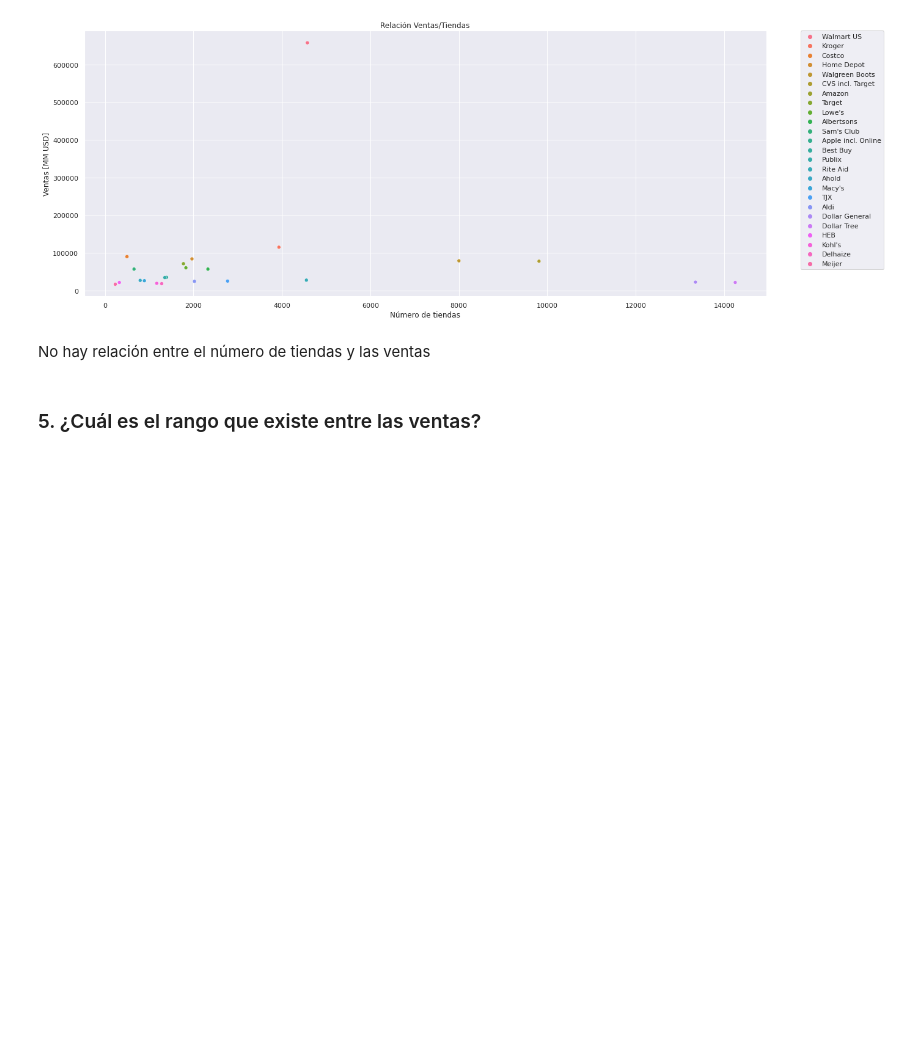
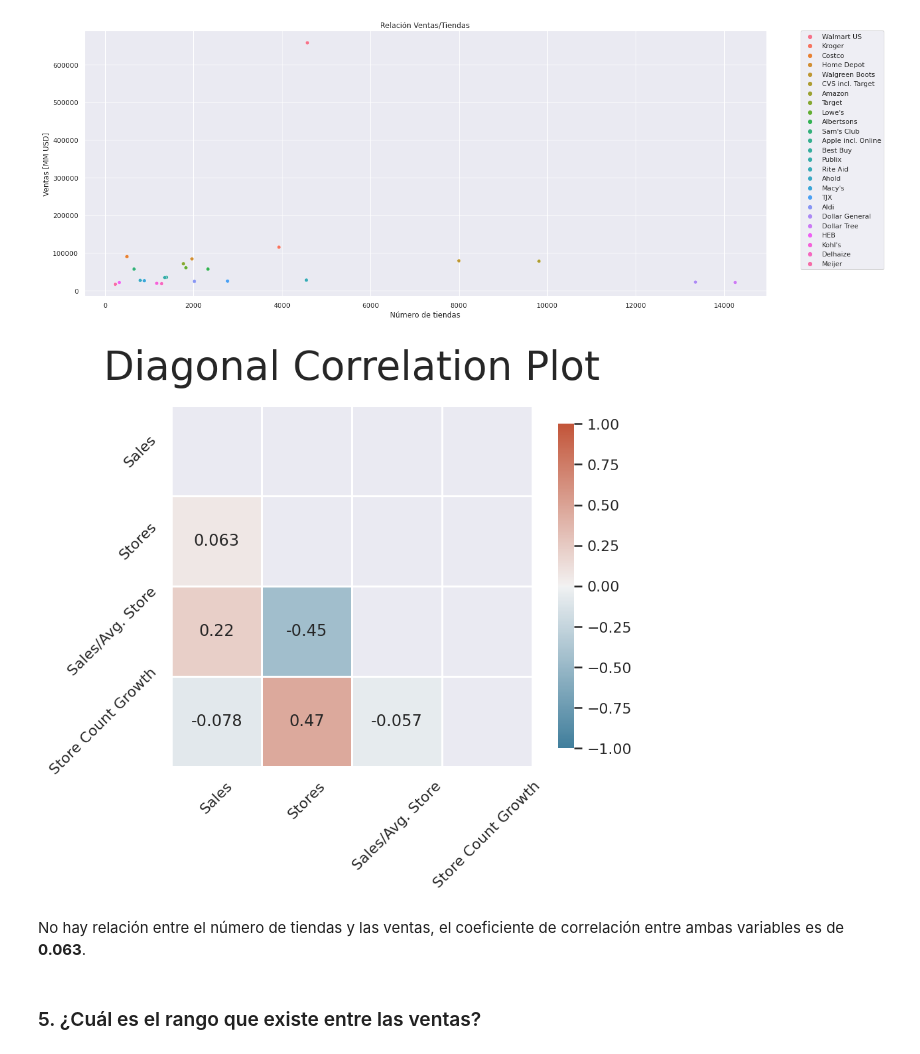
Before and after one commit to FaustinoAndres/proyecto-datacademy, a Jupyter notebook: proyecto_datacademy.ipynb, the cells around one changed output. Saved outputs shown, nothing was run; the diff lists cells and outputs as text; code cells hidden in the pictures; blank space fills up the shorter version.

```diff
--- a/proyecto_datacademy.ipynb
+++ b/proyecto_datacademy.ipynb
@@ -175,8 +175,43 @@ plt.title('Relación Ventas/Tiendas')
 plt.show()
 # %% [output]
 [figure]
+# %%
+sns.set_theme(style="darkgrid")
+%config InlineBackend.figure_format = 'retina'
+# Compute the correlation matrix
+corr = df.corr(method = 'pearson')
+
+# Generate a mask for the upper triangle
+mask = np.triu(np.ones_like(corr, dtype=bool))
+
+# Set up the matplotlib figure
+fig, ax = plt.subplots(figsize=(7, 5))                    # Set figure size
+
+# Generate a custom diverging colormap
+cmap = sns.diverging_palette(230, 20, as_cmap=True)
+
+# Draw the heatmap with the mask
+sns.heatmap(corr,
+            mask = mask,
+            cmap = cmap,
+            vmax = 1,                                      # Set scale min value
+            vmin = -1,                                     # Set scale min value
+            center = 0,                                    # Set scale min value
+            square = True,                                 # Ensure perfect squares
+            linewidths = 1.5,                              # Set linewidth between squares
+            cbar_kws = {"shrink": .9},                     # Set size of color bar
+            annot = True                                   # Include values within squares
+           );
+
+plt.xticks(rotation=45)                                    # Rotate x labels
+plt.yticks(rotation=45)                                    # Rotate y labels
+# plt.xlabel('X Axis Title', size=20)                      # Set x axis title
+# plt.ylabel('Y Axis Title', size=20)                      # Set y axis title
+plt.title('Diagonal Correlation Plot', size=30, y=1.05);   # Set plot title and position
+# %% [output]
+[figure, added]
 # %% [markdown]
-No hay relación entre el número de tiendas y las ventas
+No hay relación entre el número de tiendas y las ventas, el coeficiente de correlación entre ambas variables es de **0.063**.
 # %% [markdown]
 ### 5. ¿Cuál es el rango que existe entre las ventas?
 # %%
```
Also changed, not shown: parts of 18 cells of this notebook.
